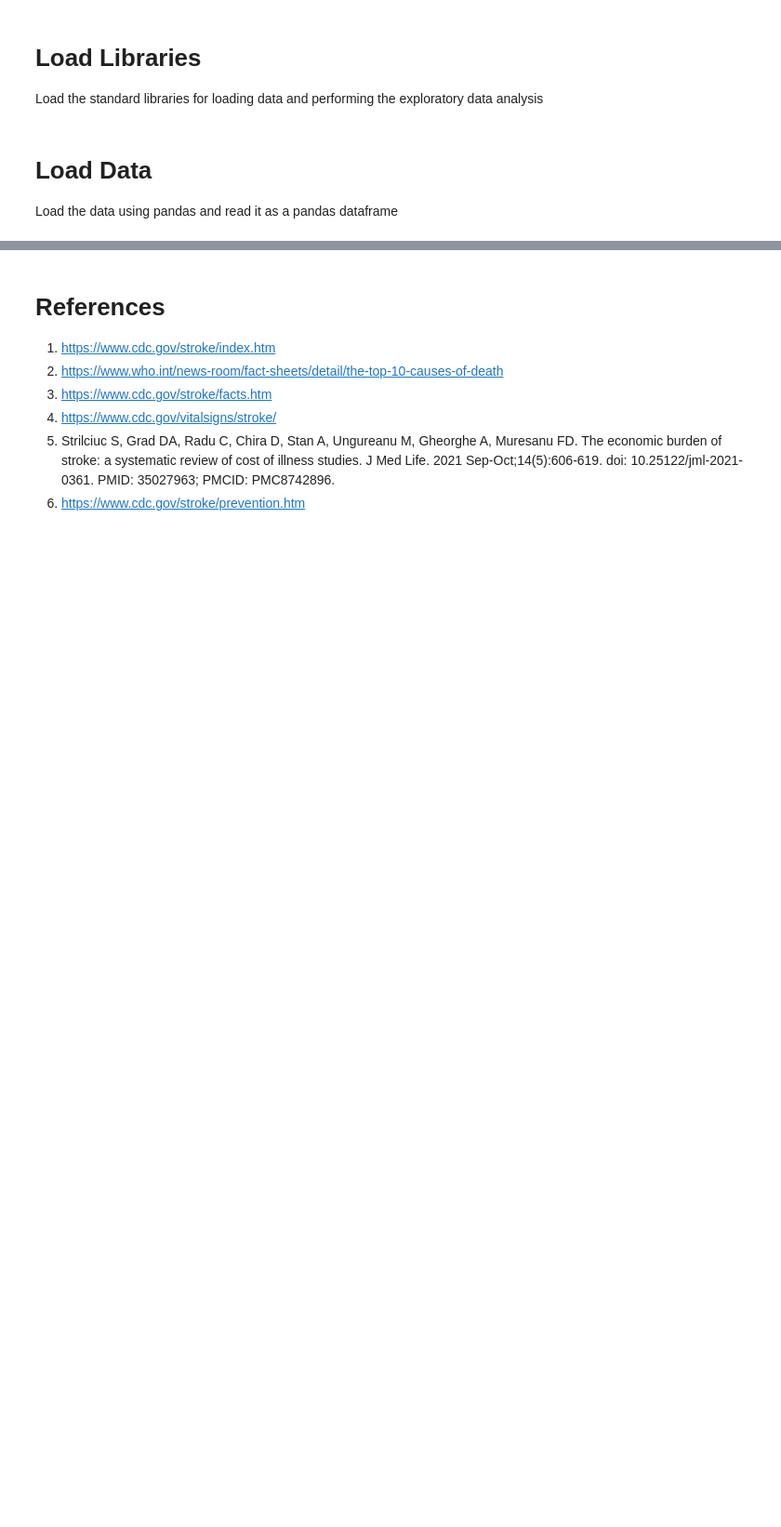
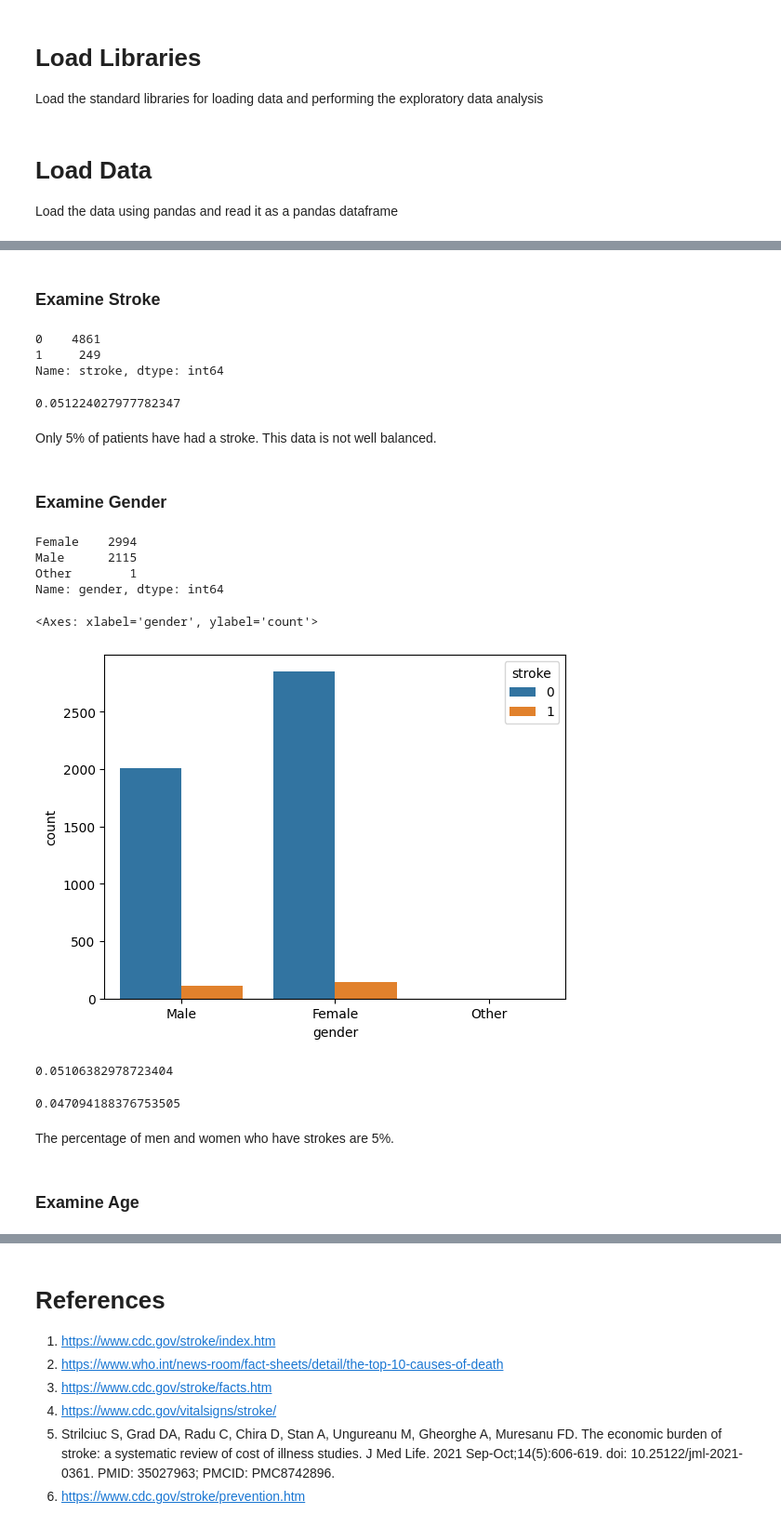
Before and after one commit to matthewdheilmanvanderbilt/CS5262_MachineLearning, a Jupyter notebook: stoke_prediction.ipynb, the cells around one changed output, grey strips where cells are left out. Shown at 93% size. Drawn from its saved outputs; the diff is of its cells as text; code cells hidden in the pictures; blank space fills up the shorter version.

```diff
--- a/stoke_prediction.ipynb
+++ b/stoke_prediction.ipynb
@@ -99,10 +110,9 @@ import pandas as pd
 # Load Data
 Load the data using pandas and read it as a pandas dataframe
 # %%
-responses = pd.read_csv('https://raw.githubusercontent.com/matthewdheilmanvanderbilt/CS5262_MachineLearning/main/healthcare-dataset-stroke-data.csv?token=GHSAT0AAAAAACCTI2NUPBJFTL6W6JFFO5ASZDFRPGA')
-display(responses.head())
-responses.info()
-responses.describe()
+responses = pd.read_csv('https://raw.githubusercontent.com/matthewdheilmanvanderbilt/CS5262_MachineLearning/main/healthcare-dataset-stroke-data.csv')
+display(responses.head()) # prints the heading of the dataframe and 5 rows
+responses.info() # summary of the dataframe
 # %% [output]
 |  | id | gender | age | hypertension | heart_disease | ever_married | work_type | Residence_type | ... |
 | 0 | 9046 | Male | 67.0 | 0 | 1 | Yes | Private | Urban | ... |
@@ -168 +163,45 @@ array([1., 0.])
+# %% [markdown]
+### Examine Stroke
+# %%
+display(responses['stroke'].value_counts())
+display(responses['stroke'].value_counts()[1] / responses['stroke'].value_counts()[0])
+# %% [output]
+0    4861
+1     249
+Name: stroke, dtype: int64
+0.051224027977782347
+# %% [markdown]
+Only 5% of patients have had a stroke.  This data is not well balanced.
+# %% [markdown]
+### Examine Gender
+# %%
+responses.gender.unique()
+
+# Creating a pie chart to visualize porportions of the genders in this data
+display(responses['gender'].value_counts())
+
+#plt.pie(gender_counts, labels=gender_counts.index, shadow = True)
+sns.countplot(data=responses, hue='stroke', x='gender', orient='h')
+# %% [output]
+Female    2994
+Male      2115
+Other        1
+Name: gender, dtype: int64
+<Axes: xlabel='gender', ylabel='count'>
+[figure, added]
+# %%
+male_strokes =  (len(responses[(responses['gender'] == 'Male') & (responses['stroke'] == 1) ]))
+all_males = (len(responses[(responses['gender'] == 'Male')]))
+female_strokes =  (len(responses[(responses['gender'] == 'Female') & (responses['stroke'] == 1) ]))
+all_females =  (len(responses[(responses['gender'] == 'Female')]))
+
+display (male_strokes/all_males)
+display (female_strokes/all_females)
+# %% [output]
+0.05106382978723404
+0.047094188376753505
+# %% [markdown]
+The percentage of men and women who have strokes are 5%.
+# %% [markdown]
+### Examine Age
 # %%
```
Also changed, not shown: parts of 52 cells of this notebook.
